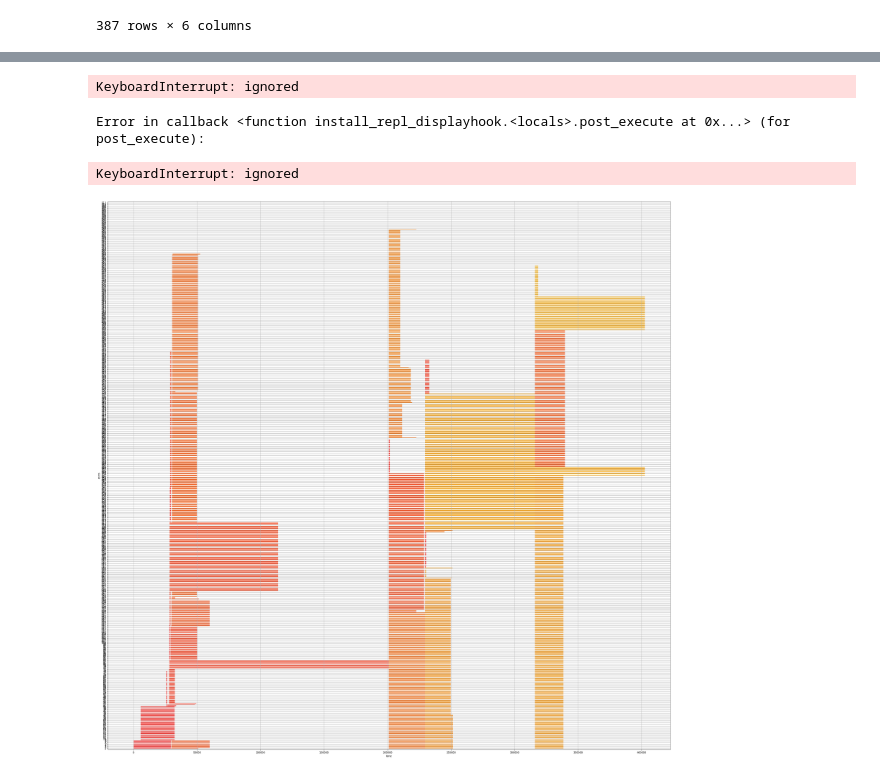
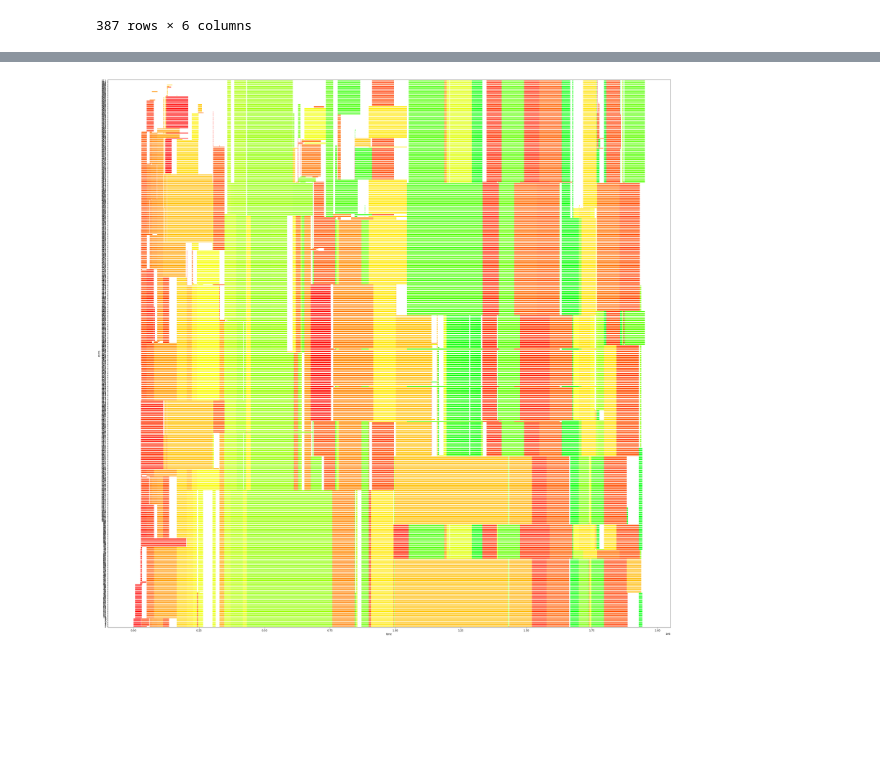
Before and after one commit to svperbeast/ai_lab, a Jupyter notebook: project.ipynb, the cells around one changed output, grey strips where cells are left out. Drawn from its saved outputs; the diff is of its cells as text; code cells hidden in the pictures; blank space fills up the shorter version.

```diff
--- a/project.ipynb
+++ b/project.ipynb
@@ -241,9 +259,10 @@ sched = FCFS(n_cores=512,
              start_time_offset=df['SubmitTime'].min(),
              color_map=job_color_map)
 
-procs, tot_wt, image = sched.run(procs)
+procs, tot_wt, image = sched.run(procs, get_plot=True)
 for p in procs:
   print(p)
 print('total wait time: {}'.format(tot_wt))
-print(image.shape)
+if image is not None:
+  print(image.shape)
 # %% [output]
@@ -267,4 +286 @@ cur_time updated: 4299645 fluent 914
-KeyboardInterrupt: ignored
-Error in callback <function install_repl_displayhook.<locals>.post_execute at 0x...> (for post_execute):
-KeyboardInterrupt: ignored
-[figure, old version]
+[figure, new version]
```
Also changed, not shown: parts of 3 cells of this notebook.
